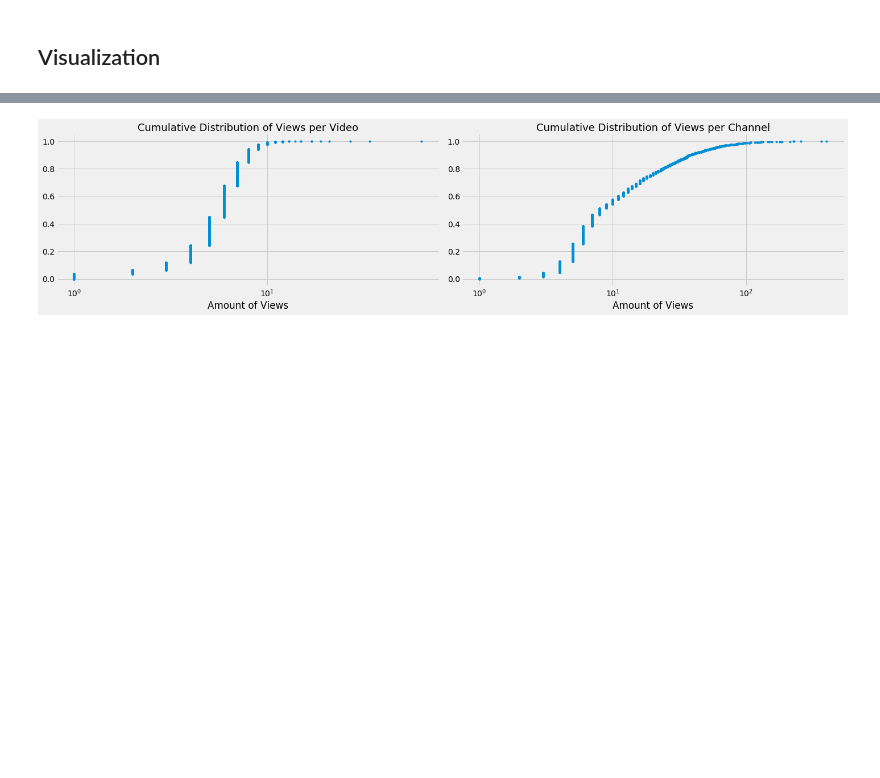
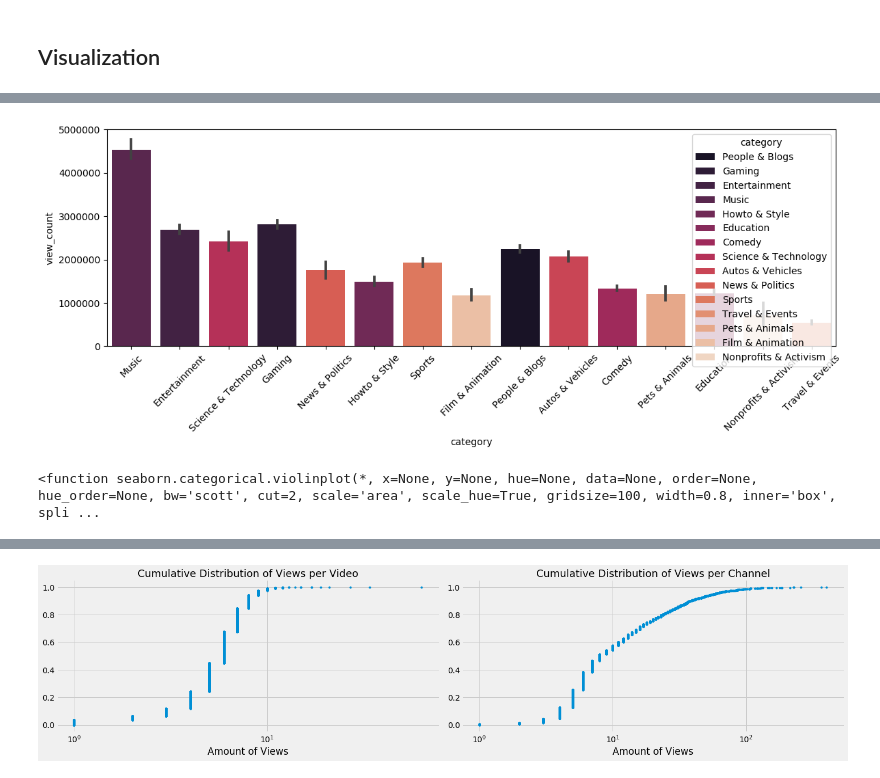
Before and after one commit to manny-p/youtube-trending-data, a Jupyter notebook: src/eda.ipynb, the cells around one changed output, grey strips where cells are left out. Drawn from its saved outputs; the diff is of its cells as text; code cells hidden in the pictures; blank space fills up the shorter version.

```diff
--- a/src/eda.ipynb
+++ b/src/eda.ipynb
@@ -404,0 +472,19 @@ df2.sort_values('view_count', ascending=False)
+# %%
+plt.style.use('default')
+
+plt.figure(figsize=(12,5))
+
+sns.barplot(x='category', y='view_count', data=df2_sorted, hue=df2['category'], palette='rocket', dodge=False)
+
+
+
+plt.xticks(rotation=45)
+
+# plt.tight_layout(pad=1.08, h_pad=None, w_pad=None, rect=None)
+plt.tight_layout()
+# %% [output]
+[figure, added]
+# %%
+sns.violinplot
+# %% [output]
+<function seaborn.categorical.violinplot(*, x=None, y=None, hue=None, data=None, order=None, hue_order=None, bw='scott', cut=2, scale='area', scale_hue=True, gridsize=100, width=0.8, inner='box', spli ...
```
Also changed, not shown: parts of 51 cells of this notebook.
